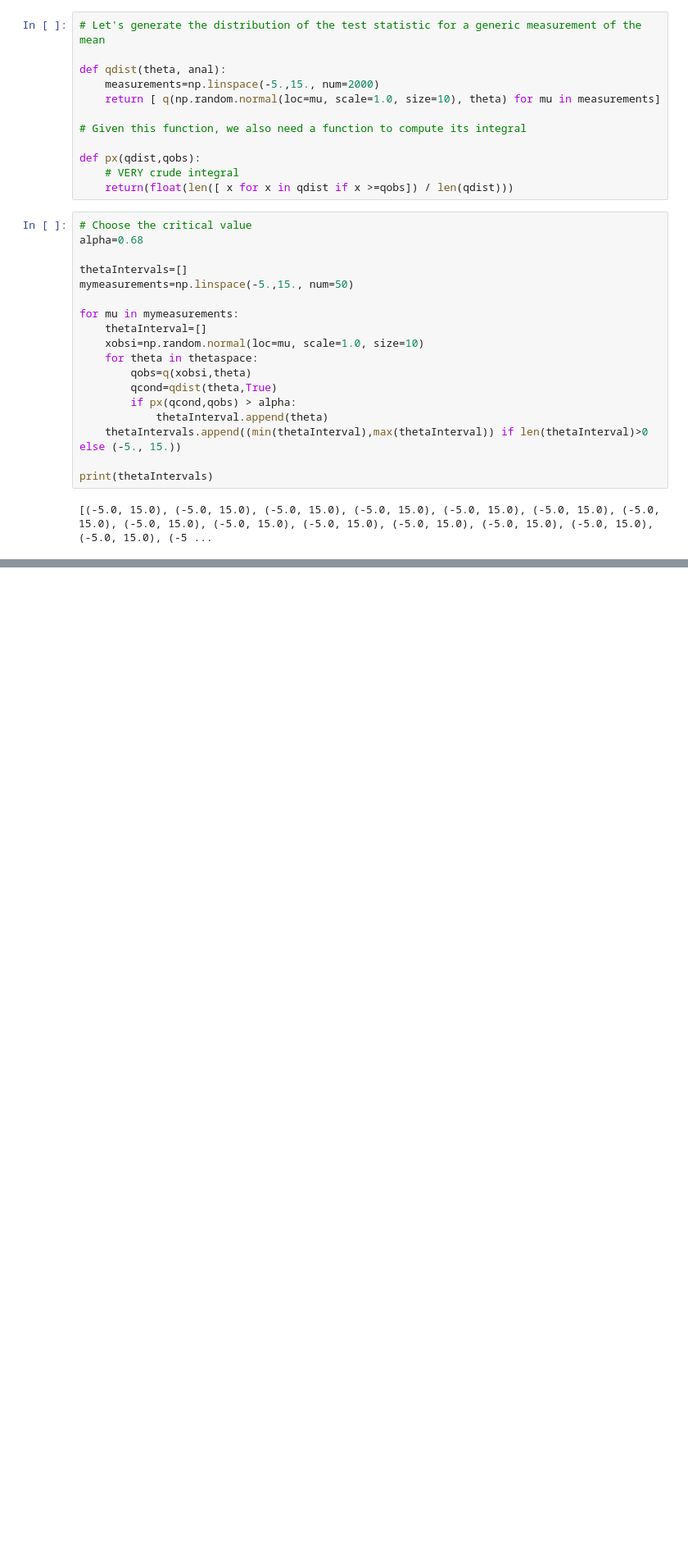
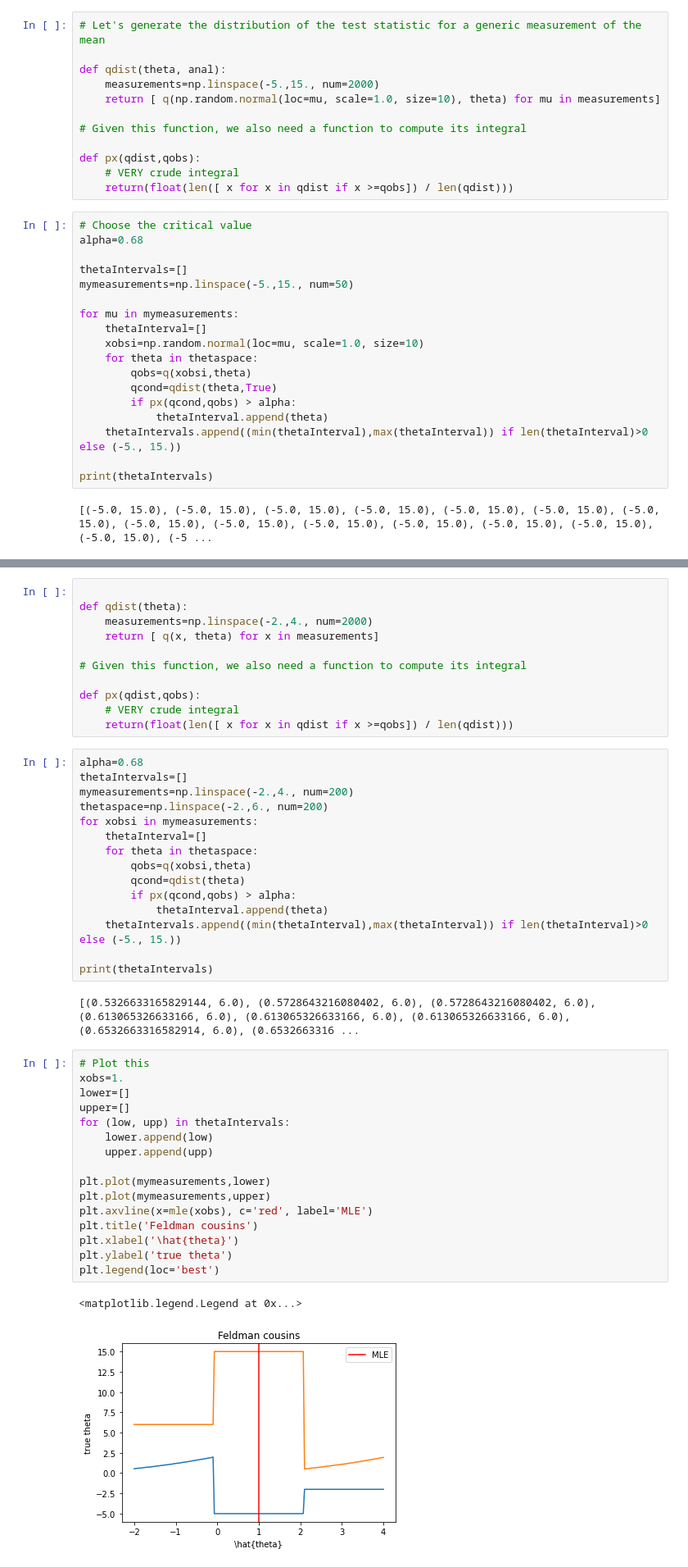
Before and after one commit to vischia/statex, a Jupyter notebook: feldman_cousins.ipynb, the cells around one changed output, grey strips where cells are left out. Shown at 82% size. Cells and saved outputs as stored; diff of their text form; blank space fills up the shorter version.

```diff
--- a/feldman_cousins.ipynb
+++ b/feldman_cousins.ipynb
@@ -132,0 +156,47 @@ plt.legend(loc='best')
+# %%
+
+def qdist(theta):
+    measurements=np.linspace(-2.,4., num=2000)
+    return [ q(x, theta) for x in measurements]
+
+# Given this function, we also need a function to compute its integral
+
+def px(qdist,qobs):
+    # VERY crude integral
+    return(float(len([ x for x in qdist if x >=qobs]) / len(qdist)))
+# %%
+alpha=0.68
+thetaIntervals=[]
+mymeasurements=np.linspace(-2.,4., num=200)
+thetaspace=np.linspace(-2.,6., num=200)
+for xobsi in mymeasurements:
+    thetaInterval=[]
+    for theta in thetaspace:
+        qobs=q(xobsi,theta)
+        qcond=qdist(theta)
+        if px(qcond,qobs) > alpha:
+            thetaInterval.append(theta)
+    thetaIntervals.append((min(thetaInterval),max(thetaInterval)) if len(thetaInterval)>0 else (-5., 15.))
+
+print(thetaIntervals)
+# %% [output]
+[(0.5326633165829144, 6.0), (0.5728643216080402, 6.0), (0.5728643216080402, 6.0), (0.613065326633166, 6.0), (0.613065326633166, 6.0), (0.613065326633166, 6.0), (0.6532663316582914, 6.0), (0.6532663316 ...
+# %%
+# Plot this
+xobs=1.
+lower=[]
+upper=[]
+for (low, upp) in thetaIntervals:
+    lower.append(low)
+    upper.append(upp)
+
+plt.plot(mymeasurements,lower)
+plt.plot(mymeasurements,upper)
+plt.axvline(x=mle(xobs), c='red', label='MLE')
+plt.title('Feldman cousins')
+plt.xlabel('\hat{theta}')
+plt.ylabel('true theta')
+plt.legend(loc='best')
+# %% [output]
+<matplotlib.legend.Legend at 0x...>
+[figure, added]
```
Also changed, not shown: parts of 7 cells of this notebook.
